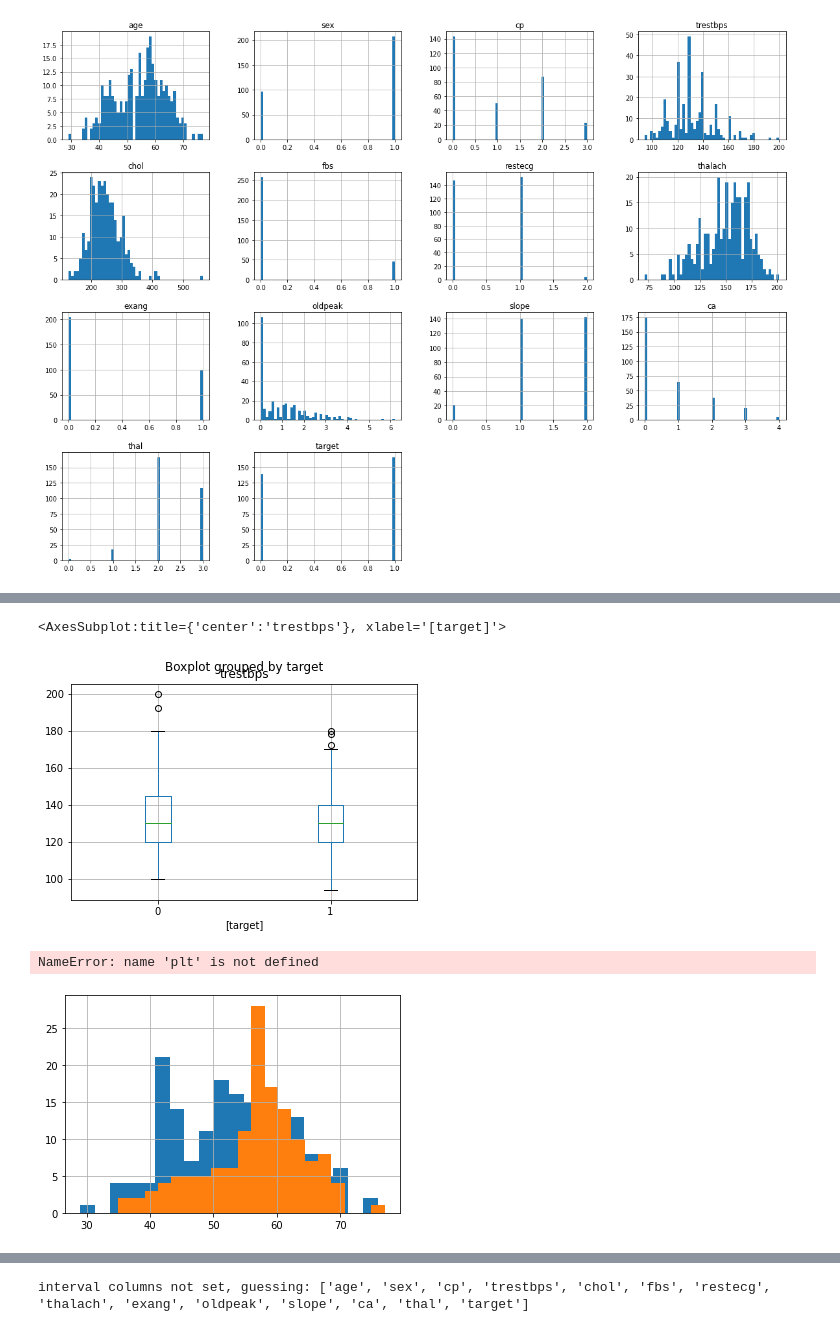
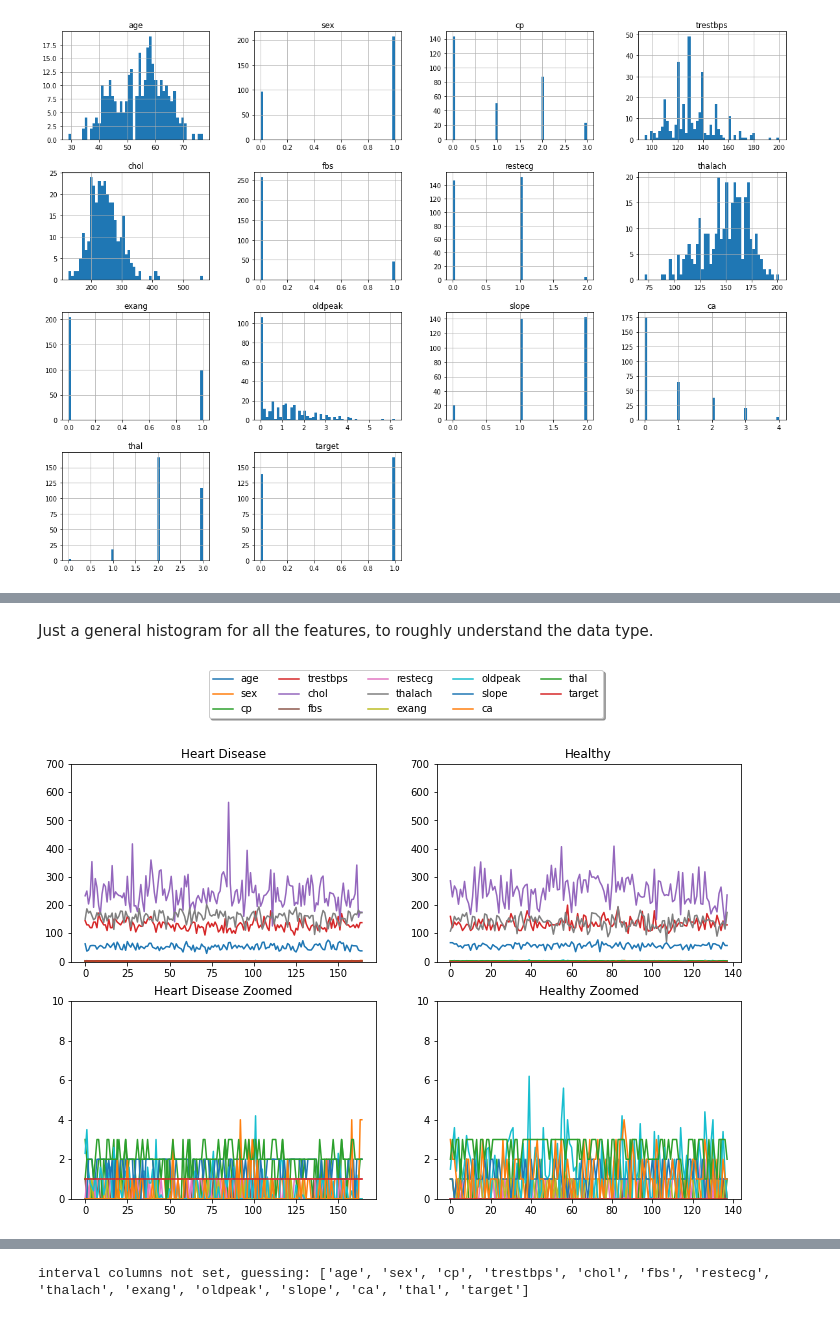
Before and after one commit to jonleesy/F21DLHeartDiseaseClassification, a Jupyter notebook: Model/HeartDisease.ipynb, the cells around one changed output, grey strips where cells are left out. Drawn from its saved outputs; the diff is of its cells as text; code cells hidden in the pictures.

```diff
--- a/Model/HeartDisease.ipynb
+++ b/Model/HeartDisease.ipynb
@@ -126,14 +106,37 @@ df.plot(kind="scatter", x="trestbps", y="target")
-# %%
-df.boxplot(column=['trestbps'], by=['target'])
-# %% [output]
-<AxesSubplot:title={'center':'trestbps'}, xlabel='[target]'>
-[figure, removed]
-# %%
-heart_sick = df[df['target']==1]
-heart_well = df[df['target']==0]
-heart_sick['age'].hist(bins=20)
-heart_well['age'].hist(bins=20)
-plt.show()
-# %% [output]
-NameError: name 'plt' is not defined
-[figure, removed]
+# %% [markdown]
+Just a general histogram for all the features, to roughly understand the data type.
+# %%
+# Setup for side-by-side plots
+f = plt.figure(figsize=(12,8))
+ax1 = f.add_subplot(221)
+ax2 = f.add_subplot(222)
+ax3 = f.add_subplot(223)
+ax4 = f.add_subplot(224)
+
+# Spliting the Ill and Well
+df_ill = df[df['target']==1].reset_index(drop = True)
+df_well = df[df['target']==0].reset_index(drop = True)
+
+# Plot for Heart Disease
+ax1.plot(df_ill)
+ax1.set_ylim([0,700])
+ax1.legend(df, loc='upper center', bbox_to_anchor=(1.1, 1.5), ncol=5, fancybox=True, shadow=True)
+ax1.title.set_text('Heart Disease')
+
+# Plot for Healthy
+ax2.plot(df_well)
+ax2.set_ylim([0,700])
+ax2.title.set_text('Healthy')
+
+# Plot for Heart Disease (Zoomed)
+ax3.plot(df_ill)
+ax3.set_ylim([0,10])
+ax3.title.set_text('Heart Disease Zoomed')
+
+# Plot for Healthy (Zoomed)
+ax4.plot(df_well)
+ax4.set_ylim([0,10])
+ax4.title.set_text('Healthy Zoomed')
+plt.show()
+# %% [output]
+[figure, added]
```
Also changed, not shown: parts of 14 cells of this notebook.
